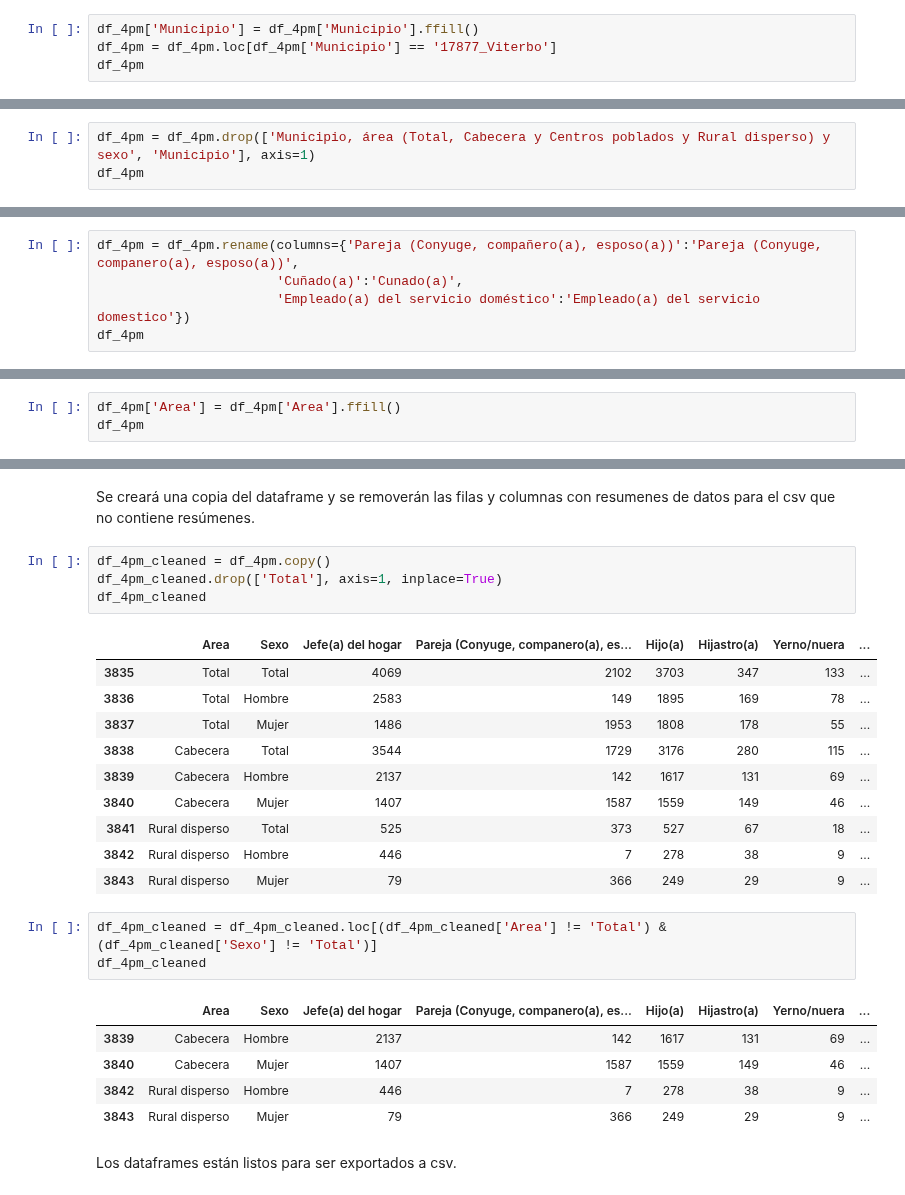
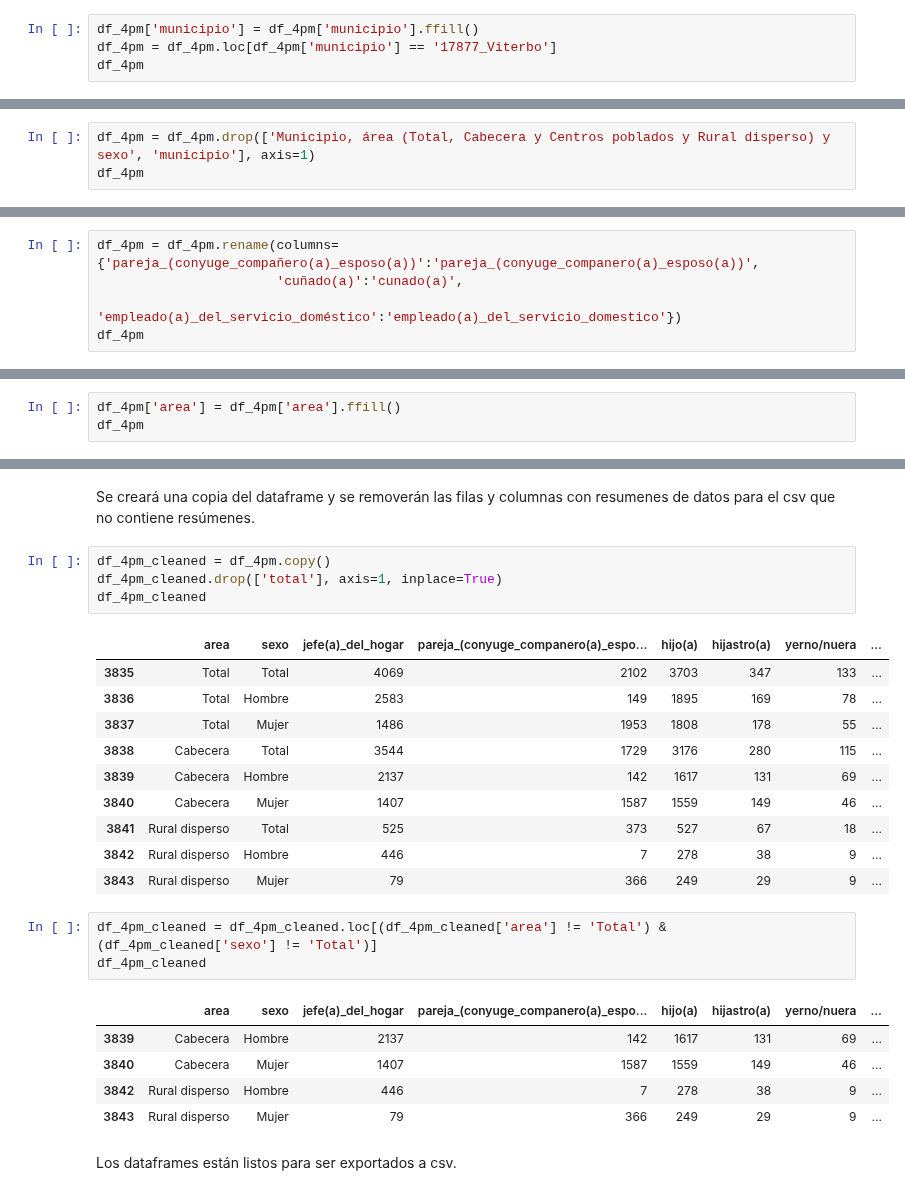
Before and after one commit to Schiavi13/Censo-Viterbo-Caldas-2018, a Jupyter notebook: source_to_csv_4pm.ipynb, the cells around one changed output, grey strips where cells are left out. Cells and saved outputs as stored; diff of their text form.

```diff
--- a/source_to_csv_4pm.ipynb
+++ b/source_to_csv_4pm.ipynb
@@ -72,7 +72,7 @@ df_4pm
 # %% [markdown]
 Se propagan los identificadores de municipio para filtrar los datos que no corresponden a Viterbo, Caldas.
 # %%
-df_4pm['Municipio'] = df_4pm['Municipio'].ffill()
-df_4pm = df_4pm.loc[df_4pm['Municipio'] == '17877_Viterbo']
+df_4pm['municipio'] = df_4pm['municipio'].ffill()
+df_4pm = df_4pm.loc[df_4pm['municipio'] == '17877_Viterbo']
 df_4pm
 # %% [output]
@@ -90,6 +90,6 @@ df_4pm
 # %% [markdown]
 Se eliminan columnas que no contienen datos relevantes para el dataset y aquellas que contienen resumenes de datos.
 # %%
-df_4pm = df_4pm.drop(['Municipio, área (Total, Cabecera y Centros poblados y Rural disperso) y sexo', 'Municipio'], axis=1)
+df_4pm = df_4pm.drop(['Municipio, área (Total, Cabecera y Centros poblados y Rural disperso) y sexo', 'municipio'], axis=1)
 df_4pm
 # %% [output]
@@ -106,8 +106,8 @@ df_4pm
 # %% [markdown]
 Se renombran los headers que tienen tildes y ñ.
 # %%
-df_4pm = df_4pm.rename(columns={'Pareja (Conyuge, compañero(a), esposo(a))':'Pareja (Conyuge, companero(a), esposo(a))',
-                       'Cuñado(a)':'Cunado(a)',
-                       'Empleado(a) del servicio doméstico':'Empleado(a) del servicio domestico'})
+df_4pm = df_4pm.rename(columns={'pareja_(conyuge_compañero(a)_esposo(a))':'pareja_(conyuge_companero(a)_esposo(a))',
+                       'cuñado(a)':'cunado(a)',
+                       'empleado(a)_del_servicio_doméstico':'empleado(a)_del_servicio_domestico'})
 df_4pm
 # %% [output]
@@ -124,6 +124,6 @@ df_4pm
 # %% [markdown]
 Se propaga el area para reemplazar valores NaN.
 # %%
-df_4pm['Area'] = df_4pm['Area'].ffill()
+df_4pm['area'] = df_4pm['area'].ffill()
 df_4pm
 # %% [output]
@@ -141,10 +141,10 @@ df_4pm
 Se creará una copia del dataframe y se removerán las filas y columnas con resumenes de datos para el csv que no contiene resúmenes.
 # %%
 df_4pm_cleaned = df_4pm.copy()
-df_4pm_cleaned.drop(['Total'], axis=1, inplace=True)
+df_4pm_cleaned.drop(['total'], axis=1, inplace=True)
 df_4pm_cleaned
 # %% [output]
-|  | Area | Sexo | Jefe(a) del hogar | Pareja (Conyuge, companero(a), es... | Hijo(a) | Hijastro(a) | Yerno/nuera | ... |
+|  | area | sexo | jefe(a)_del_hogar | pareja_(conyuge_companero(a)_espo... | hijo(a) | hijastro(a) | yerno/nuera | ... |
 | 3835 | Total | Total | 4069 | 2102 | 3703 | 347 | 133 | ... |
 | 3836 | Total | Hombre | 2583 | 149 | 1895 | 169 | 78 | ... |
 | 3837 | Total | Mujer | 1486 | 1953 | 1808 | 178 | 55 | ... |
@@ -155,10 +155,10 @@ df_4pm_cleaned
 | 3842 | Rural disperso | Hombre | 446 | 7 | 278 | 38 | 9 | ... |
 | 3843 | Rural disperso | Mujer | 79 | 366 | 249 | 29 | 9 | ... |
 # %%
-df_4pm_cleaned = df_4pm_cleaned.loc[(df_4pm_cleaned['Area'] != 'Total') & (df_4pm_cleaned['Sexo'] != 'Total')]
+df_4pm_cleaned = df_4pm_cleaned.loc[(df_4pm_cleaned['area'] != 'Total') & (df_4pm_cleaned['sexo'] != 'Total')]
 df_4pm_cleaned
 # %% [output]
-|  | Area | Sexo | Jefe(a) del hogar | Pareja (Conyuge, companero(a), es... | Hijo(a) | Hijastro(a) | Yerno/nuera | ... |
+|  | area | sexo | jefe(a)_del_hogar | pareja_(conyuge_companero(a)_espo... | hijo(a) | hijastro(a) | yerno/nuera | ... |
 | 3839 | Cabecera | Hombre | 2137 | 142 | 1617 | 131 | 69 | ... |
 | 3840 | Cabecera | Mujer | 1407 | 1587 | 1559 | 149 | 46 | ... |
 | 3842 | Rural disperso | Hombre | 446 | 7 | 278 | 38 | 9 | ... |
```
Also changed, not shown: parts of 6 cells of this notebook, 2 other files.
